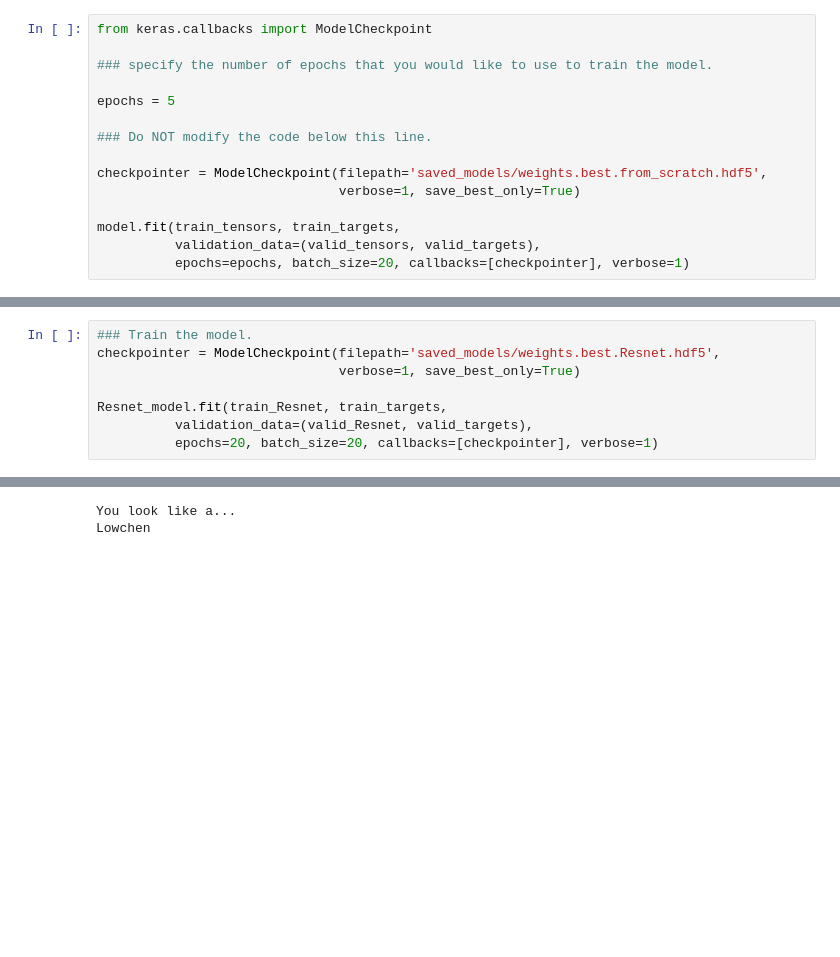
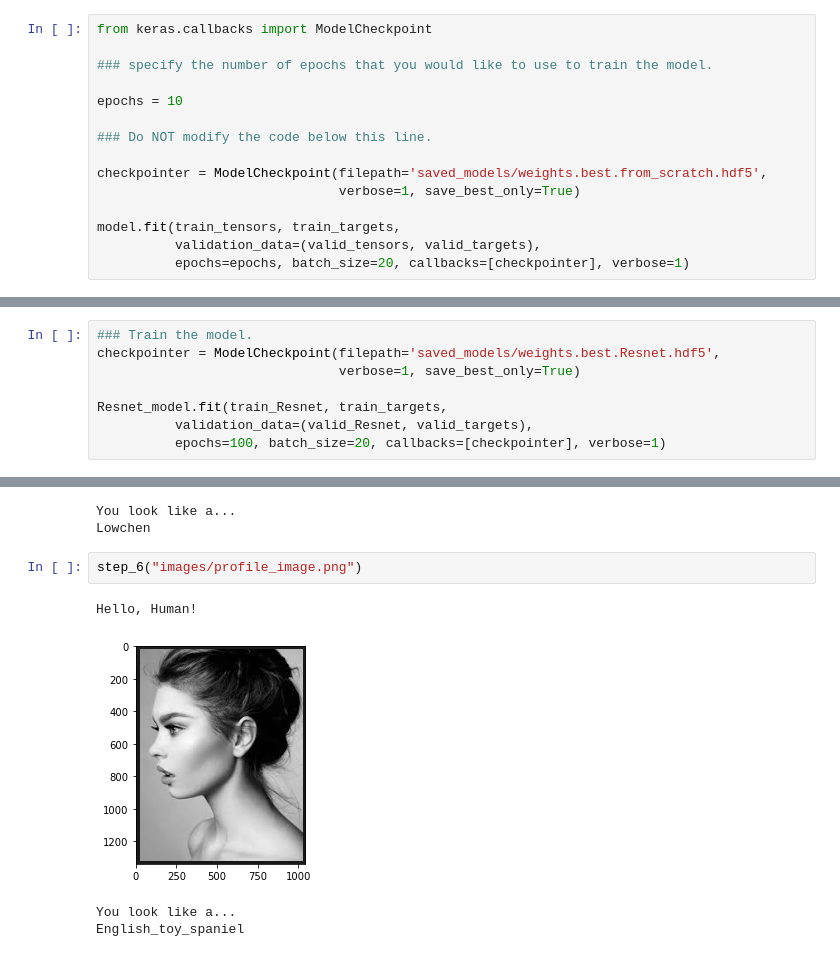
Before and after one commit to lerppana/dog-project, a Jupyter notebook: dog_app.ipynb, the cells around one changed output, grey strips where cells are left out. Saved outputs shown, nothing was run; the diff lists cells and outputs as text; blank space fills up the shorter version.

```diff
--- a/dog_app.ipynb
+++ b/dog_app.ipynb
@@ -491,7 +493,7 @@ from keras.callbacks import ModelCheckpoint
 
 ### specify the number of epochs that you would like to use to train the model.
 
-epochs = 5
+epochs = 10
 
 ### Do NOT modify the code below this line.
 
@@ -708,6 +734,6 @@ checkpointer = ModelCheckpoint(filepath='saved_models/weights.best.Resnet.hdf5',
 
 Resnet_model.fit(train_Resnet, train_targets,
           validation_data=(valid_Resnet, valid_targets),
-          epochs=20, batch_size=20, callbacks=[checkpointer], verbose=1)
+          epochs=100, batch_size=20, callbacks=[checkpointer], verbose=1)
 # %% [output]
 Train on 6680 samples, validate on 835 samples
@@ -880,3 +916,10 @@ Hello, Human!
 [figure]
 You look like a...
 Lowchen
+# %%
+step_6("images/profile_image.png")
+# %% [output]
+Hello, Human!
+[figure, added]
+You look like a...
+English_toy_spaniel
```
Also changed, not shown: parts of 16 cells of this notebook.
